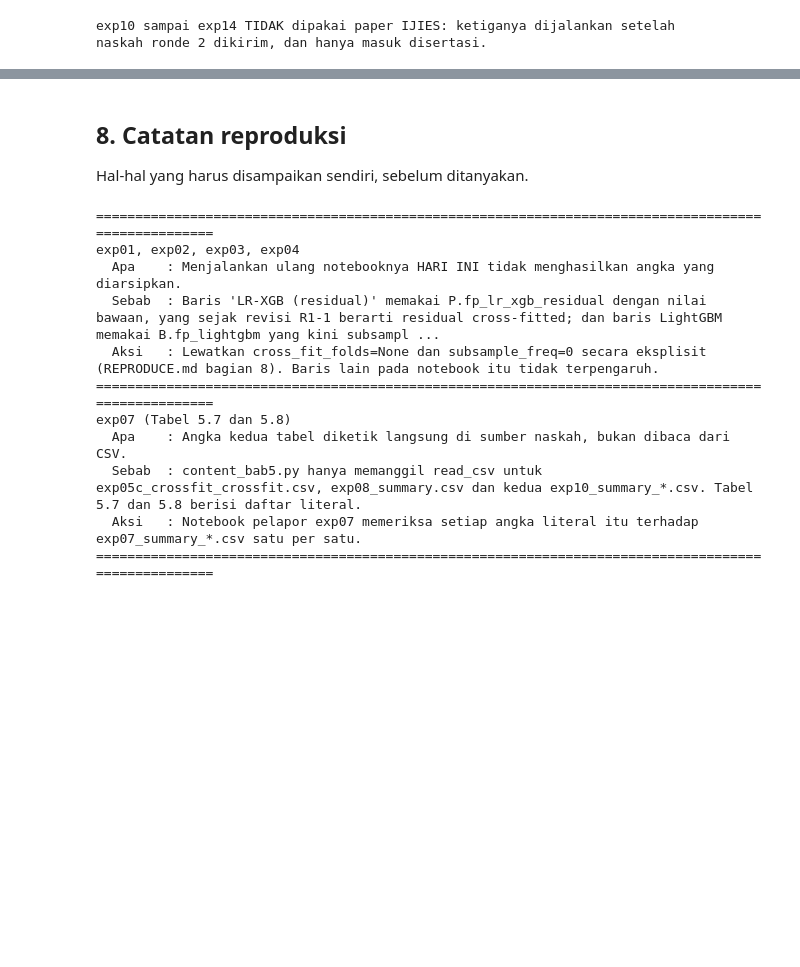
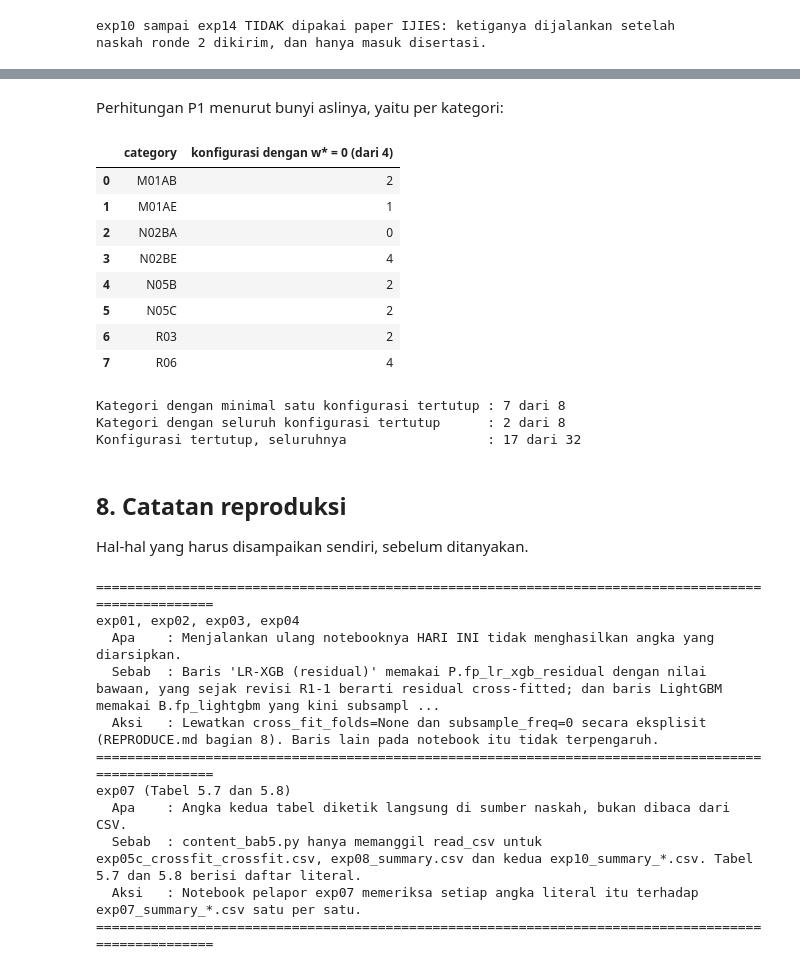
Before and after one commit to wahyuramadhandotcom/A-Hybrid-forecasting-model, a Jupyter notebook: notebooks/laporan/00_peta_eksperimen.ipynb, the cells around one changed output, grey strips where cells are left out. Cells and saved outputs as stored; diff of their text form; code cells hidden in the pictures; blank space fills up the shorter version.

```diff
--- a/notebooks/laporan/00_peta_eksperimen.ipynb
+++ b/notebooks/laporan/00_peta_eksperimen.ipynb
@@ -723,3 +788,29 @@ Ramalan yang gagal TIDAK dihapus dan TIDAK ditulis ulang.
+# %% [markdown]
+Perhitungan P1 menurut bunyi aslinya, yaitu per kategori:
+# %%
+# Hitung ulang P1 menurut bunyi aslinya, per kategori.
+c5 = baca("exp05c_crossfit_crossfit.csv")
+ar = c5[c5.model == "AR-LRX [linear]"]
+per = ar.groupby("category").gate_w.apply(lambda s: int((s == 0).sum()))
+tab = per.rename("konfigurasi dengan w* = 0 (dari 4)").reset_index()
+display(tab)
+print()
+print(f"Kategori dengan minimal satu konfigurasi tertutup : {int((per >= 1).sum())} dari {per.size}")
+print(f"Kategori dengan seluruh konfigurasi tertutup      : {int((per == 4).sum())} dari {per.size}")
+print(f"Konfigurasi tertutup, seluruhnya                  : {int((ar.gate_w == 0).sum())} dari {len(ar)}")
+# %% [output]
+|  | category | konfigurasi dengan w* = 0 (dari 4) |
+| 0 | M01AB | 2 |
+| 1 | M01AE | 1 |
+| 2 | N02BA | 0 |
+| 3 | N02BE | 4 |
+| 4 | N05B | 2 |
+| 5 | N05C | 2 |
+| 6 | R03 | 2 |
+| 7 | R06 | 4 |
+Kategori dengan minimal satu konfigurasi tertutup : 7 dari 8
+Kategori dengan seluruh konfigurasi tertutup      : 2 dari 8
+Konfigurasi tertutup, seluruhnya                  : 17 dari 32
 # %% [markdown]
 ## 8. Catatan reproduksi
 
```
Also changed, not shown: parts of 9 cells of this notebook.
